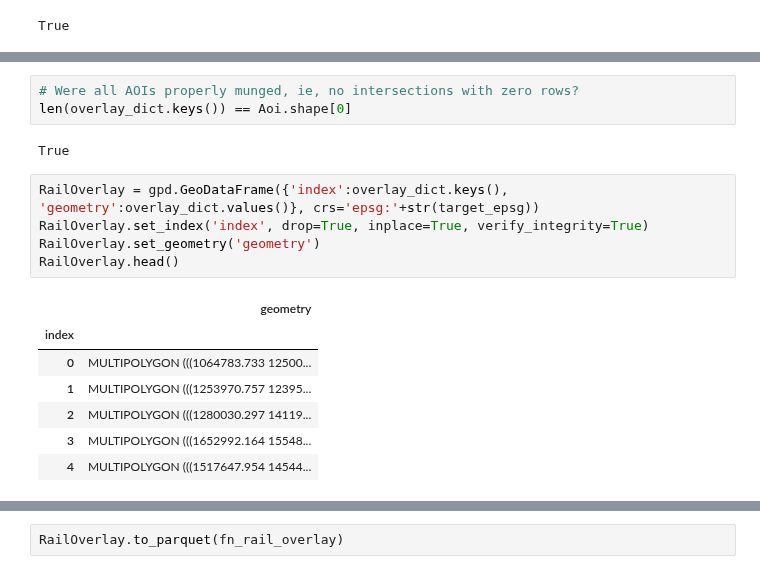
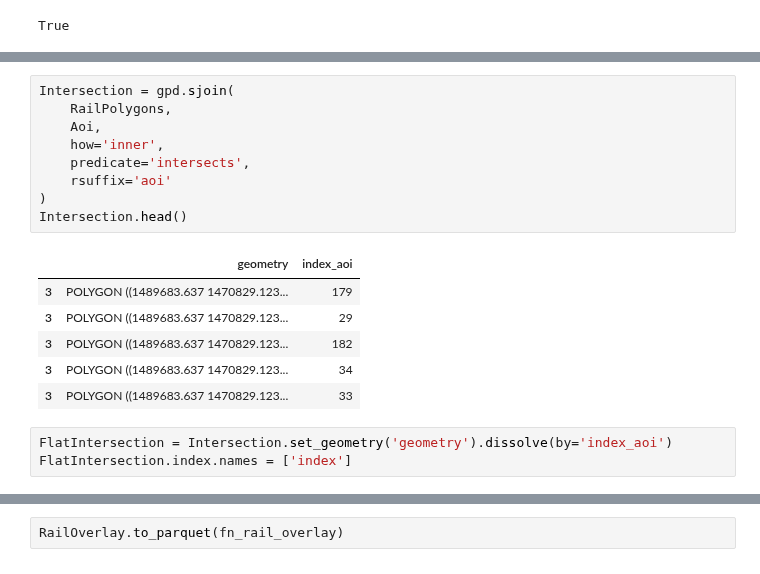
Before and after one commit to abartnof/largest_plot, a Jupyter notebook: scripts/rails.ipynb, the cells around one changed output, grey strips where cells are left out. Drawn from its saved outputs; the diff is of its cells as text.

```diff
--- a/scripts/rails.ipynb
+++ b/scripts/rails.ipynb
@@ -86,18 +42,19 @@ for i in tqdm(Aoi.index):
-# %%
-# Were all AOIs properly munged, ie, no intersections with zero rows?
-len(overlay_dict.keys()) == Aoi.shape[0]
-# %% [output]
-True
-# %%
-RailOverlay = gpd.GeoDataFrame({'index':overlay_dict.keys(), 'geometry':overlay_dict.values()}, crs='epsg:'+str(target_epsg))
-RailOverlay.set_index('index', drop=True, inplace=True, verify_integrity=True)
-RailOverlay.set_geometry('geometry')
-RailOverlay.head()
-# %% [output]
-|  | geometry |
-| index |  |
-| 0 | MULTIPOLYGON (((1064783.733 12500... |
-| 1 | MULTIPOLYGON (((1253970.757 12395... |
-| 2 | MULTIPOLYGON (((1280030.297 14119... |
-| 3 | MULTIPOLYGON (((1652992.164 15548... |
-| 4 | MULTIPOLYGON (((1517647.954 14544... |
+# %%
+Intersection = gpd.sjoin(
+    RailPolygons,
+    Aoi,
+    how='inner',
+    predicate='intersects',
+    rsuffix='aoi'
+)
+Intersection.head()
+# %% [output]
+|  | geometry | index_aoi |
+| 3 | POLYGON ((1489683.637 1470829.123... | 179 |
+| 3 | POLYGON ((1489683.637 1470829.123... | 29 |
+| 3 | POLYGON ((1489683.637 1470829.123... | 182 |
+| 3 | POLYGON ((1489683.637 1470829.123... | 34 |
+| 3 | POLYGON ((1489683.637 1470829.123... | 33 |
+# %%
+FlatIntersection = Intersection.set_geometry('geometry').dissolve(by='index_aoi')
+FlatIntersection.index.names = ['index']
```
Also changed, not shown: parts of 12 cells of this notebook, 3 other files.
